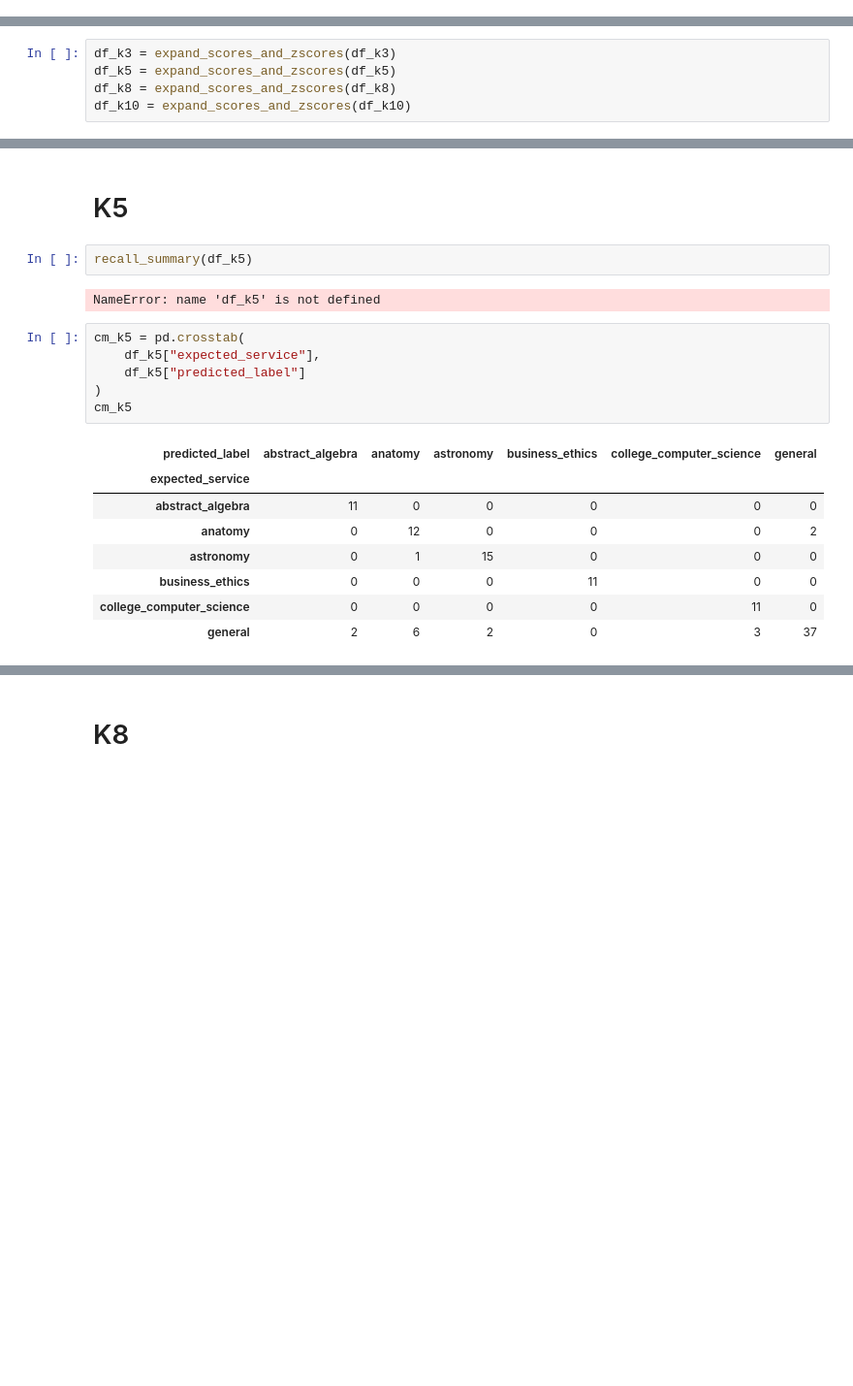
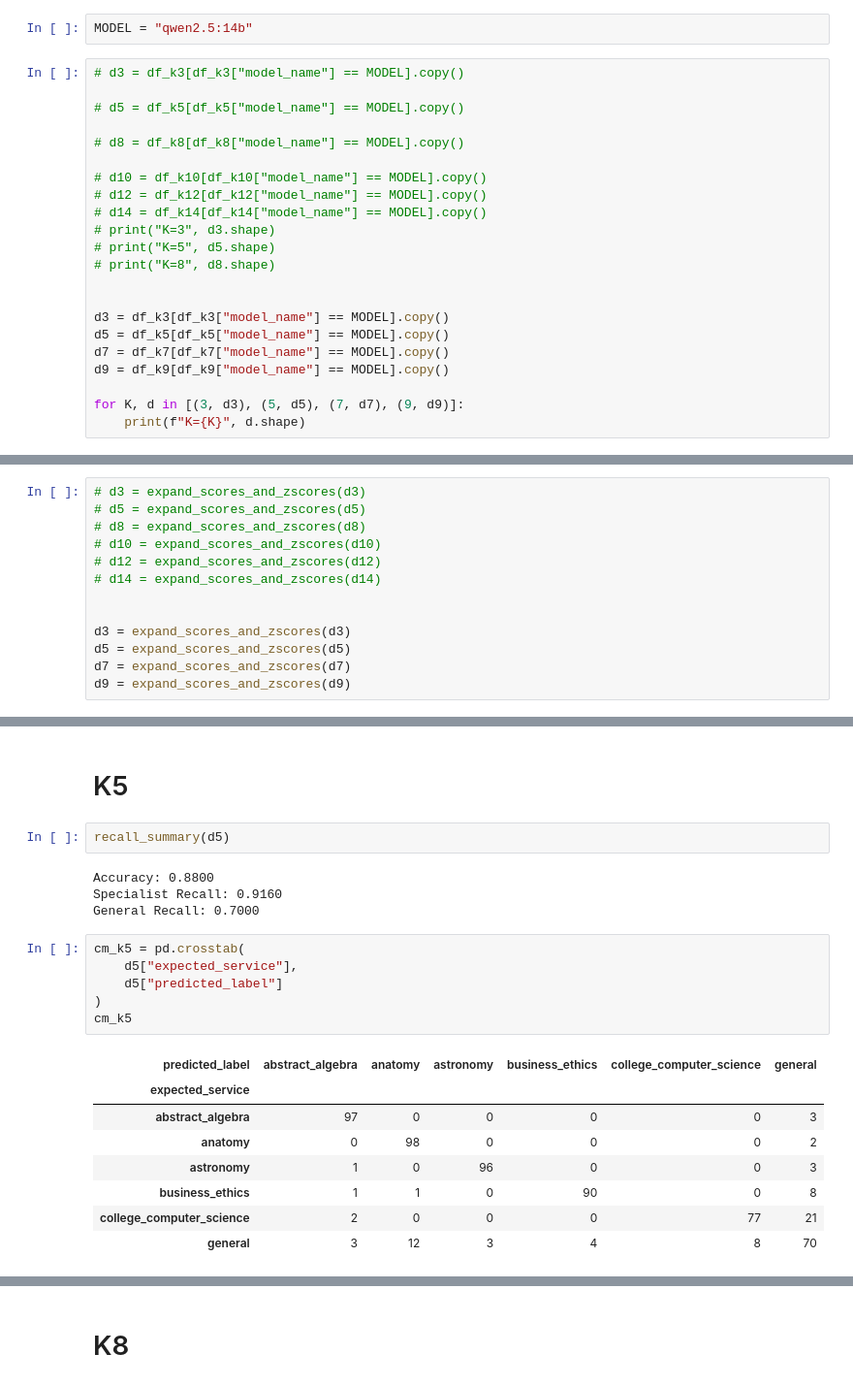
Before and after one commit to TheOpenSI/ADAPT, a Jupyter notebook: results_test/Test Set Analyser.ipynb, the cells around one changed output, grey strips where cells are left out. Shown at 97% size. Drawn from its saved outputs; the diff is of its cells as text; blank space fills up the shorter version.

```diff
--- a/results_test/Test Set Analyser.ipynb
+++ b/results_test/Test Set Analyser.ipynb
@@ -72,0 +95,24 @@ K=10: (1100, 28)
+# %%
+MODEL = "qwen2.5:14b"
+# %%
+# d3 = df_k3[df_k3["model_name"] == MODEL].copy()
+
+# d5 = df_k5[df_k5["model_name"] == MODEL].copy()
+
+# d8 = df_k8[df_k8["model_name"] == MODEL].copy()
+
+# d10 = df_k10[df_k10["model_name"] == MODEL].copy()
+# d12 = df_k12[df_k12["model_name"] == MODEL].copy()
+# d14 = df_k14[df_k14["model_name"] == MODEL].copy()
+# print("K=3", d3.shape)
+# print("K=5", d5.shape)
+# print("K=8", d8.shape)
+
+
+d3 = df_k3[df_k3["model_name"] == MODEL].copy()
+d5 = df_k5[df_k5["model_name"] == MODEL].copy()
+d7 = df_k7[df_k7["model_name"] == MODEL].copy()
+d9 = df_k9[df_k9["model_name"] == MODEL].copy()
+
+for K, d in [(3, d3), (5, d5), (7, d7), (9, d9)]:
+    print(f"K={K}", d.shape)
@@ -98,10 +149,18 @@ def expand_scores_and_zscores(df):
 
     return df_expanded
 # %%
-df_k3 = expand_scores_and_zscores(df_k3)
-df_k5 = expand_scores_and_zscores(df_k5)
-df_k8 = expand_scores_and_zscores(df_k8)
-df_k10 = expand_scores_and_zscores(df_k10)
+# d3 = expand_scores_and_zscores(d3)
+# d5 = expand_scores_and_zscores(d5)
+# d8 = expand_scores_and_zscores(d8)
+# d10 = expand_scores_and_zscores(d10)
+# d12 = expand_scores_and_zscores(d12)
+# d14 = expand_scores_and_zscores(d14)
+
+
+d3 = expand_scores_and_zscores(d3)
+d5 = expand_scores_and_zscores(d5)
+d7 = expand_scores_and_zscores(d7)
+d9 = expand_scores_and_zscores(d9)
 # %%
 def recall_summary(df):
 
@@ -203,22 +339,24 @@ error_k3[
 # %% [markdown]
 # K5
 # %%
-recall_summary(df_k5)
+recall_summary(d5)
 # %% [output]
-NameError: name 'df_k5' is not defined
+Accuracy: 0.8800
+Specialist Recall: 0.9160
+General Recall: 0.7000
 # %%
 cm_k5 = pd.crosstab(
-    df_k5["expected_service"],
-    df_k5["predicted_label"]
+    d5["expected_service"],
+    d5["predicted_label"]
 )
 cm_k5
 # %% [output]
 | predicted_label | abstract_algebra | anatomy | astronomy | business_ethics | college_computer_science | general |
 | expected_service |  |  |  |  |  |  |
-| abstract_algebra | 11 | 0 | 0 | 0 | 0 | 0 |
-| anatomy | 0 | 12 | 0 | 0 | 0 | 2 |
-| astronomy | 0 | 1 | 15 | 0 | 0 | 0 |
-| business_ethics | 0 | 0 | 0 | 11 | 0 | 0 |
-| college_computer_science | 0 | 0 | 0 | 0 | 11 | 0 |
-| general | 2 | 6 | 2 | 0 | 3 | 37 |
+| abstract_algebra | 97 | 0 | 0 | 0 | 0 | 3 |
+| anatomy | 0 | 98 | 0 | 0 | 0 | 2 |
+| astronomy | 1 | 0 | 96 | 0 | 0 | 3 |
+| business_ethics | 1 | 1 | 0 | 90 | 0 | 8 |
+| college_computer_science | 2 | 0 | 0 | 0 | 77 | 21 |
+| general | 3 | 12 | 3 | 4 | 8 | 70 |
 # %%
```
Also changed, not shown: parts of 33 cells of this notebook, 5 other files.
